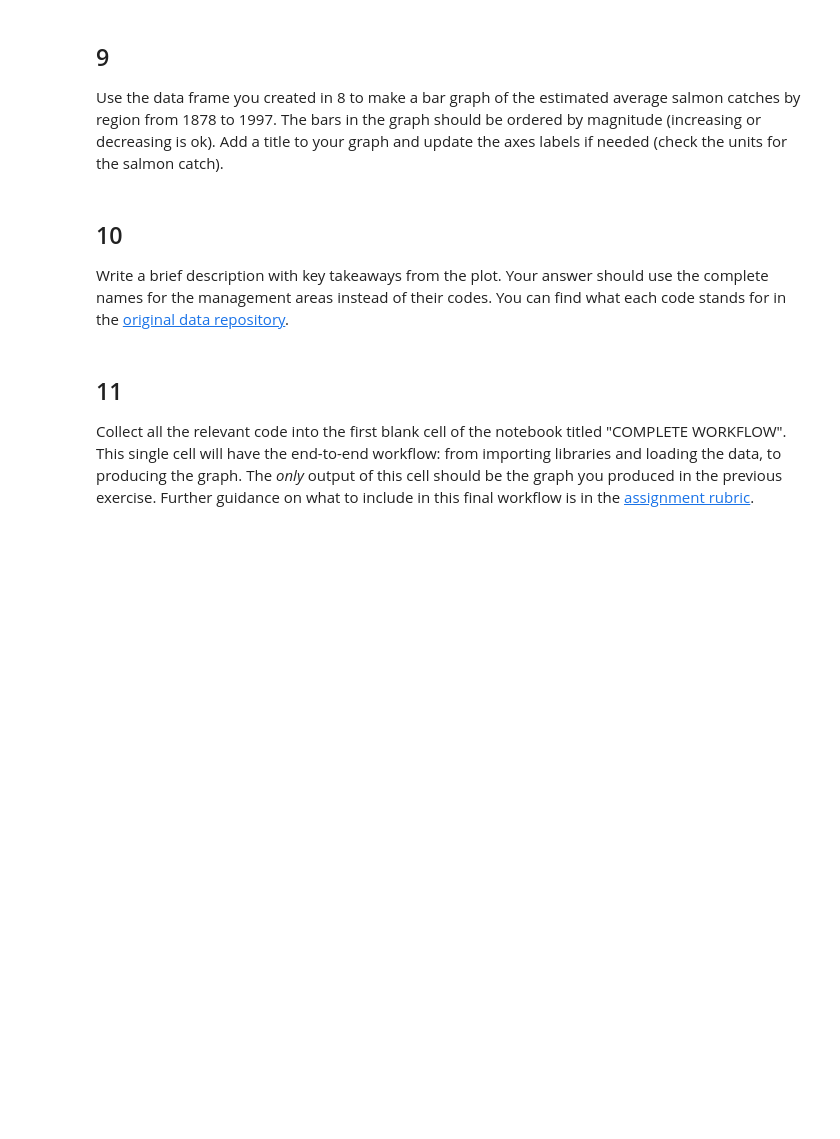
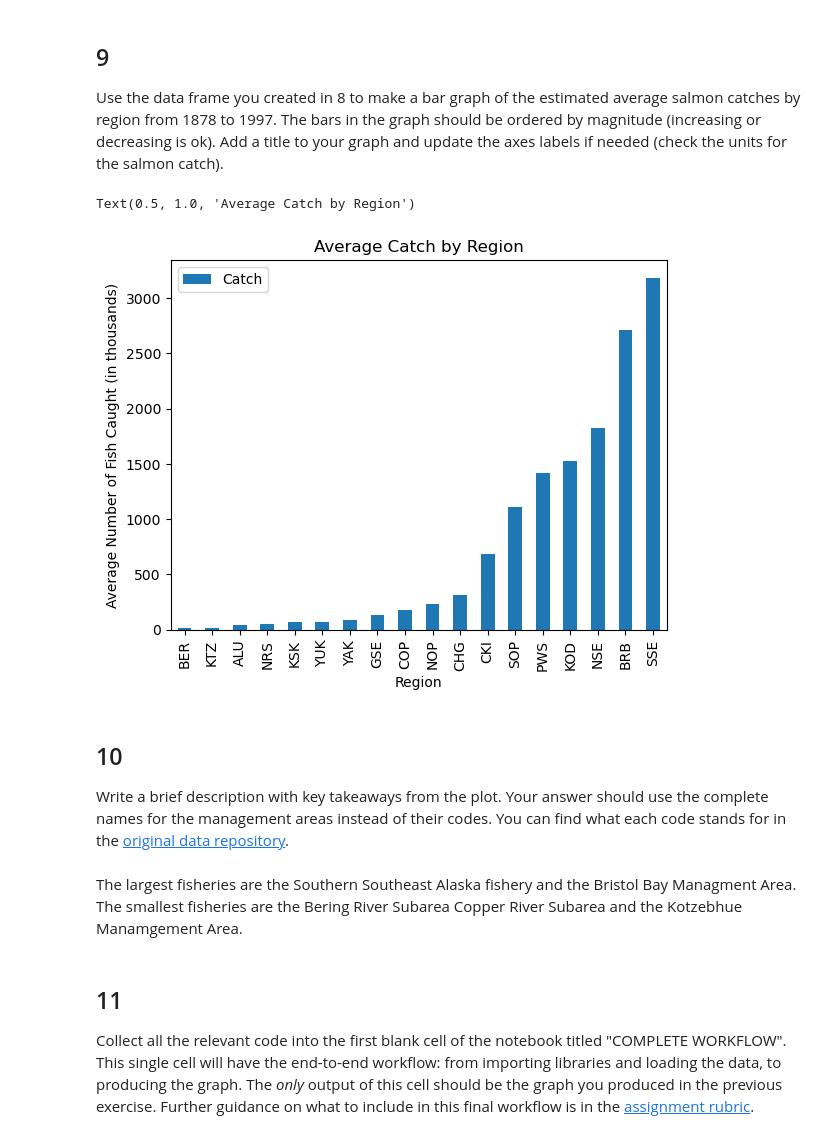
Before and after one commit to sacobjloan/eds220-hwk2, a Jupyter notebook: task2/hwk2-task2-salmon.ipynb, the cells around one changed output. Drawn from its saved outputs; the diff is of its cells as text; code cells hidden in the pictures; blank space fills up the shorter version.

```diff
--- a/task2/hwk2-task2-salmon.ipynb
+++ b/task2/hwk2-task2-salmon.ipynb
@@ -276,6 +288,13 @@ q8 results: All test cases passed!
 ## 9
 
 Use the data frame you created in 8 to make a bar graph of the estimated average salmon catches by region from 1878 to 1997. The bars in the graph should be ordered by magnitude (increasing or decreasing is ok). Add a title to your graph and update the axes labels if needed (check the units for the salmon catch).
+# %%
+avg_region.sort_values(by = 'Catch').plot(y = 'Catch',kind = 'bar', use_index= True) # Plotting the Catch column against the index (Region)
+plt.ylabel('Average Number of Fish Caught (in thousands)')
+plt.title('Average Catch by Region')
+# %% [output]
+Text(0.5, 1.0, 'Average Catch by Region')
+[figure, added]
 # %% [markdown]
 <!-- END QUESTION -->
 
@@ -284,6 +303,8 @@ Use the data frame you created in 8 to make a bar graph of the estimated average
 ## 10
 
 Write a brief description with key takeaways from the plot. Your answer should use the complete names for the management areas instead of their codes. You can find what each code stands for in the [original data repository](https://knb.ecoinformatics.org/view/df35b.304.2#df35b.303.1).
+# %% [markdown]
+The largest fisheries are the Southern Southeast Alaska fishery and the Bristol Bay Managment Area. The smallest fisheries are the Bering River Subarea Copper River Subarea and the Kotzebhue Manamgement Area.
 # %% [markdown]
 <!-- END QUESTION -->
 
```
Also changed, not shown: parts of 6 cells of this notebook.
